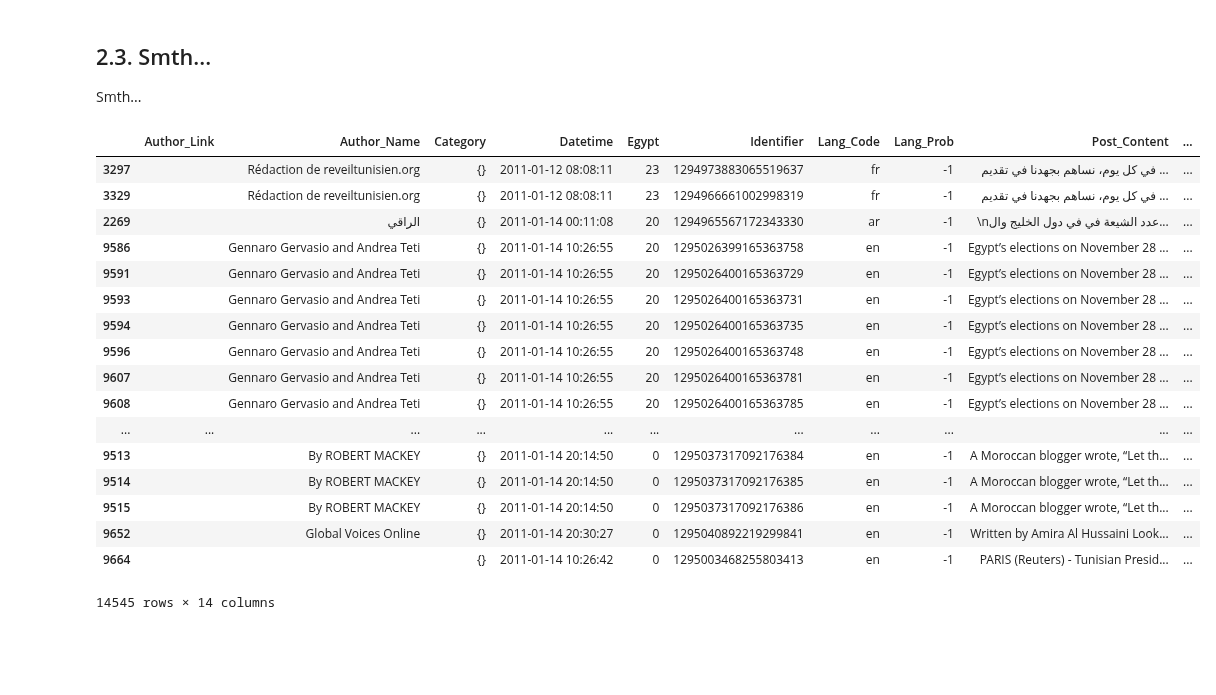
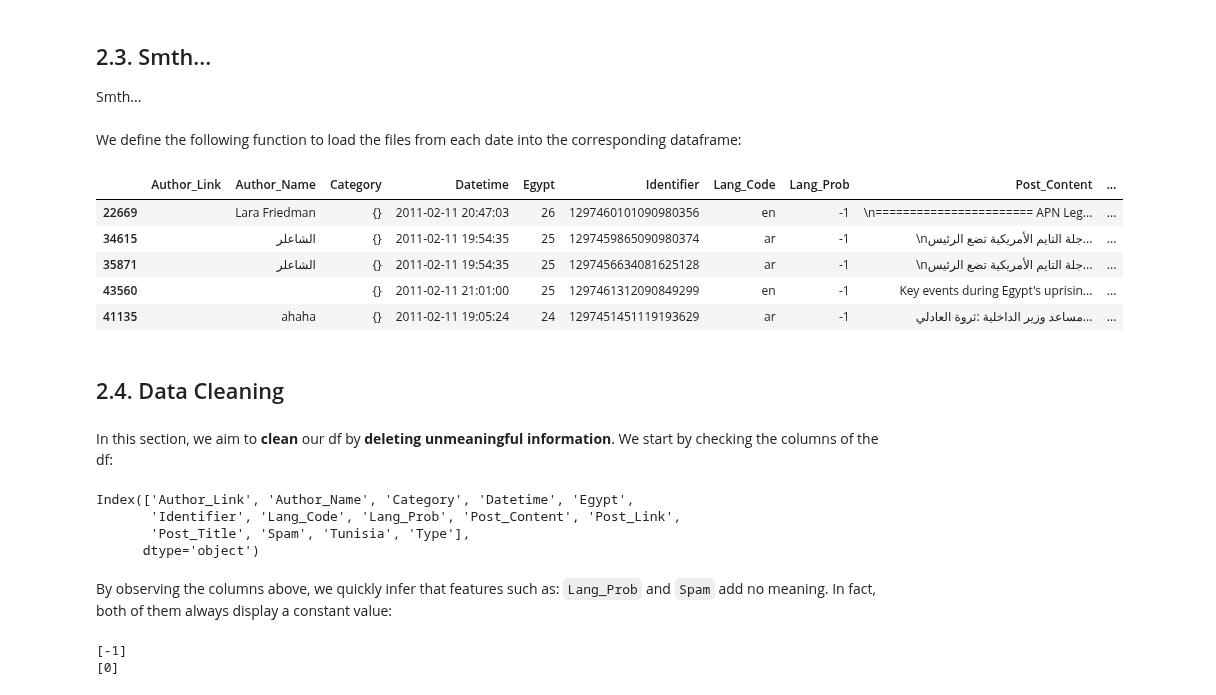
Before and after one commit to KhalilMrini/Revisiting-Arab-Spring, a Jupyter notebook: Project/Project.ipynb, the cells around one changed output. Cells and saved outputs as stored; diff of their text form; code cells hidden in the pictures; blank space fills up the shorter version.

Commit message:
Added Data Cleaning

```diff
--- a/Project/Project.ipynb
+++ b/Project/Project.ipynb
@@ -506,26 +506,61 @@ for file_name in FILES:
 ## 2.3. Smth...
 
 Smth...
-# %%
-df = pd.read_json(JSON_PREFIX + FILES[0] + '.json')
+# %% [markdown]
+We define the following function to load the files from each date into the corresponding dataframe:
+# %%
+import numpy as np
+def load_df():
+    """
+    Loads the files into dataframes per date
+    :return: Dataframe
+    """
+    df = pd.DataFrame()
+
+    for file in FILES:
+        file_df = pd.read_json(JSON_PREFIX + file + '.json')
+        file_df['Month'] = file_df.Datetime.apply(lambda row: get_month(row, int(file[:2])))
+        df = df.append(file_df, ignore_index=True)
+
+    return df
+
+def get_month(row, default_month):
+    """
+    Returns the corresponding month or default_month if Nan
+    :param row:
+    """
+    if not np.isnan(row.month):
+        return row.month
+    else:
+        return default_month
+# %%
+df = load_df()
 # %%
-df.sort_values([EG, TN], ascending=False)
+df.sort_values([EG, TN], ascending=False).head()
 # %% [output]
 |  | Author_Link | Author_Name | Category | Datetime | Egypt | Identifier | Lang_Code | Lang_Prob | Post_Content | ... |
-| 3297 |  | Rédaction de reveiltunisien.org | {} | 2011-01-12 08:08:11 | 23 | 1294973883065519637 | fr | -1 | في كل يوم، نساهم بجهدنا في تقديم ... | ... |
-| 3329 |  | Rédaction de reveiltunisien.org | {} | 2011-01-12 08:08:11 | 23 | 1294966661002998319 | fr | -1 | في كل يوم، نساهم بجهدنا في تقديم ... | ... |
-| 2269 |  | الراقي | {} | 2011-01-14 00:11:08 | 20 | 1294965567172343330 | ar | -1 | \nعدد الشيعة في في دول الخليج وال... | ... |
-| 9586 |  | Gennaro Gervasio and Andrea Teti | {} | 2011-01-14 10:26:55 | 20 | 1295026399165363758 | en | -1 | Egypt’s elections on November 28 ... | ... |
-| 9591 |  | Gennaro Gervasio and Andrea Teti | {} | 2011-01-14 10:26:55 | 20 | 1295026400165363729 | en | -1 | Egypt’s elections on November 28 ... | ... |
-| 9593 |  | Gennaro Gervasio and Andrea Teti | {} | 2011-01-14 10:26:55 | 20 | 1295026400165363731 | en | -1 | Egypt’s elections on November 28 ... | ... |
-| 9594 |  | Gennaro Gervasio and Andrea Teti | {} | 2011-01-14 10:26:55 | 20 | 1295026400165363735 | en | -1 | Egypt’s elections on November 28 ... | ... |
-| 9596 |  | Gennaro Gervasio and Andrea Teti | {} | 2011-01-14 10:26:55 | 20 | 1295026400165363748 | en | -1 | Egypt’s elections on November 28 ... | ... |
-| 9607 |  | Gennaro Gervasio and Andrea Teti | {} | 2011-01-14 10:26:55 | 20 | 1295026400165363781 | en | -1 | Egypt’s elections on November 28 ... | ... |
-| 9608 |  | Gennaro Gervasio and Andrea Teti | {} | 2011-01-14 10:26:55 | 20 | 1295026400165363785 | en | -1 | Egypt’s elections on November 28 ... | ... |
-| ... | ... | ... | ... | ... | ... | ... | ... | ... | ... | ... |
-| 9513 |  | By ROBERT MACKEY | {} | 2011-01-14 20:14:50 | 0 | 1295037317092176384 | en | -1 | A Moroccan blogger wrote, “Let th... | ... |
-| 9514 |  | By ROBERT MACKEY | {} | 2011-01-14 20:14:50 | 0 | 1295037317092176385 | en | -1 | A Moroccan blogger wrote, “Let th... | ... |
-| 9515 |  | By ROBERT MACKEY | {} | 2011-01-14 20:14:50 | 0 | 1295037317092176386 | en | -1 | A Moroccan blogger wrote, “Let th... | ... |
-| 9652 |  | Global Voices Online | {} | 2011-01-14 20:30:27 | 0 | 1295040892219299841 | en | -1 | Written by Amira Al Hussaini Look... | ... |
-| 9664 |  |  | {} | 2011-01-14 10:26:42 | 0 | 1295003468255803413 | en | -1 | PARIS (Reuters) - Tunisian Presid... | ... |
+| 22669 |  | Lara Friedman | {} | 2011-02-11 20:47:03 | 26 | 1297460101090980356 | en | -1 | \n======================= APN Leg... | ... |
+| 34615 |  | الشاعلر | {} | 2011-02-11 19:54:35 | 25 | 1297459865090980374 | ar | -1 | \nجلة التايم الأمريكية تضع الرئيس... | ... |
+| 35871 |  | الشاعلر | {} | 2011-02-11 19:54:35 | 25 | 1297456634081625128 | ar | -1 | \nجلة التايم الأمريكية تضع الرئيس... | ... |
+| 43560 |  |  | {} | 2011-02-11 21:01:00 | 25 | 1297461312090849299 | en | -1 | Key events during Egypt's uprisin... | ... |
+| 41135 |  | ahaha | {} | 2011-02-11 19:05:24 | 24 | 1297451451119193629 | ar | -1 | مساعد وزير الداخلية :ثروة العادلي... | ... |
-14545 rows × 14 columns
+# %% [markdown]
+## 2.4. Data Cleaning
+# %% [markdown]
+In this section, we aim to **clean** our df by **deleting unmeaningful information**. We start by checking the columns of the df:
+# %%
+df.columns
+# %% [output]
+Index(['Author_Link', 'Author_Name', 'Category', 'Datetime', 'Egypt',
+       'Identifier', 'Lang_Code', 'Lang_Prob', 'Post_Content', 'Post_Link',
+       'Post_Title', 'Spam', 'Tunisia', 'Type'],
+      dtype='object')
+# %% [markdown]
+By observing the columns above, we quickly infer that features such as: `Lang_Prob` and `Spam` add no meaning. In fact, both of them always display a constant value:
+# %%
+#Verify values for unmeaningful columns
+print(df.Lang_Prob.unique())
+print(df.Spam.unique())
+# %% [output]
+[-1]
+[0]
```
Also changed, not shown: parts of 16 cells of this notebook.
